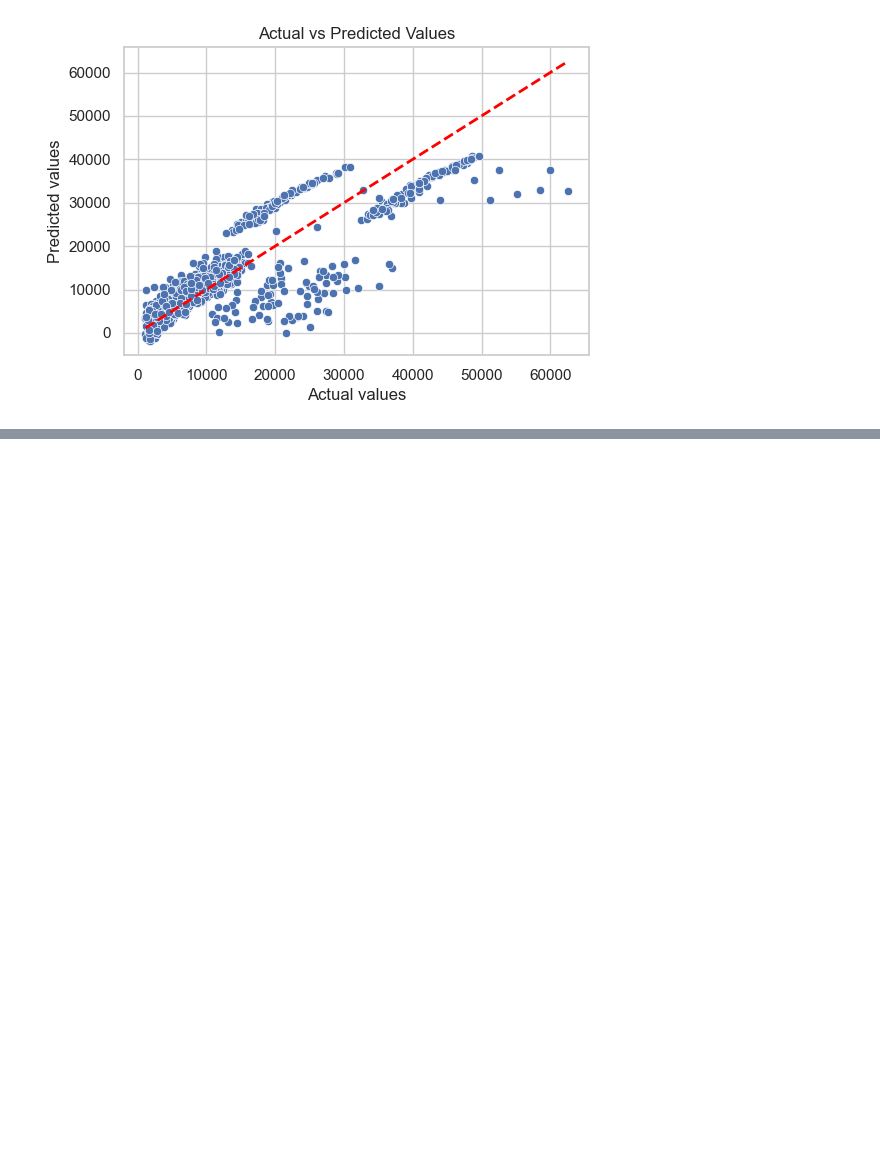
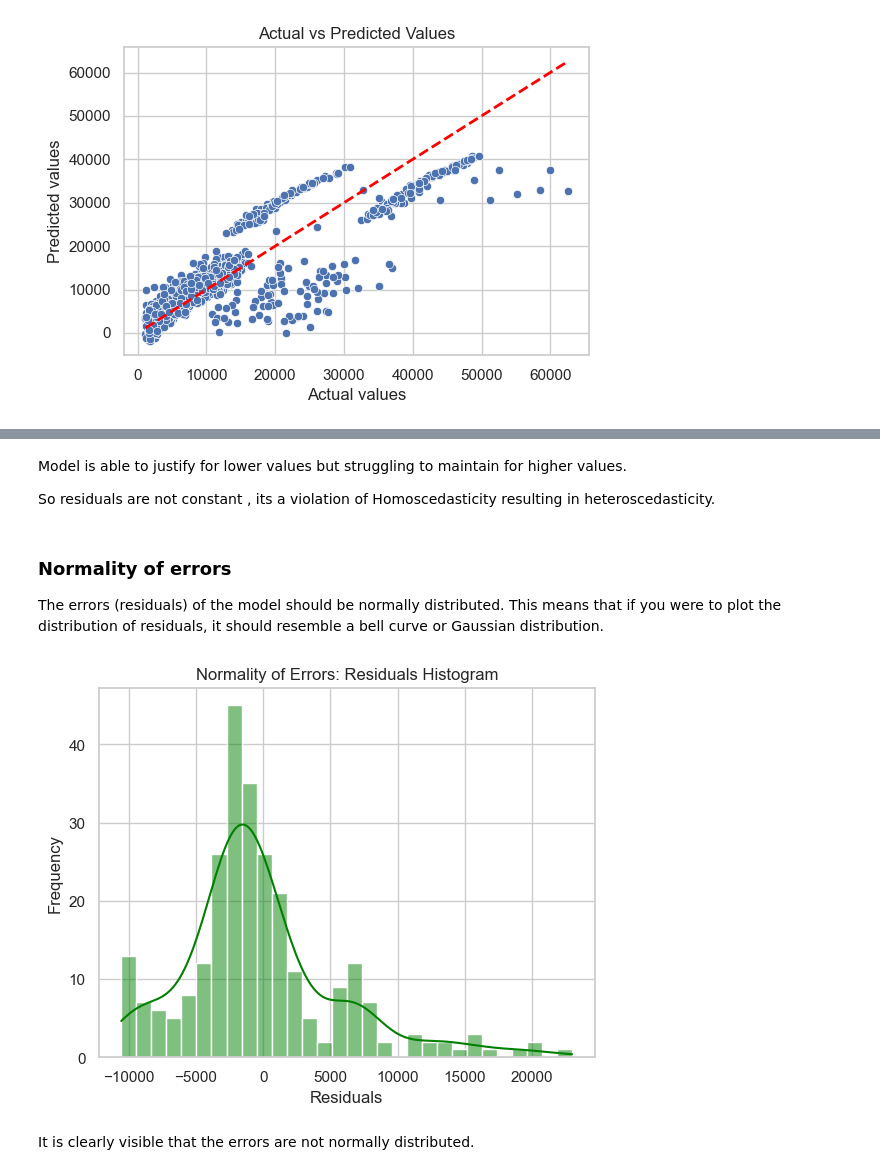
Before and after one commit to SoeRatch/applied-ml, a Jupyter notebook: regression/insurance_price_prediction/notebooks/insurance_price_prediction.ipynb, the cells around one changed output, grey strips where cells are left out. Saved outputs shown, nothing was run; the diff lists cells and outputs as text; code cells hidden in the pictures; blank space fills up the shorter version.

```diff
--- a/regression/insurance_price_prediction/notebooks/insurance_price_prediction.ipynb
+++ b/regression/insurance_price_prediction/notebooks/insurance_price_prediction.ipynb
@@ -608,0 +642,17 @@ plt.show()
+# %% [markdown]
+Model is able to justify for lower values but struggling to maintain for higher values.
+
+So residuals are not constant , its a violation of Homoscedasticity resulting in heteroscedasticity.
+# %% [markdown]
+### Normality of errors
+The errors (residuals) of the model should be normally distributed. This means that if you were to plot the distribution of residuals, it should resemble a bell curve or Gaussian distribution.
+# %%
+sns.histplot(residuals, kde=True, bins=30, color = 'green')
+plt.xlabel('Residuals')
+plt.ylabel('Frequency')
+plt.title('Normality of Errors: Residuals Histogram')
+plt.show()
+# %% [output]
+[figure, added]
+# %% [markdown]
+It is clearly visible that the errors are not normally distributed.
```
Also changed, not shown: parts of 12 cells of this notebook.
